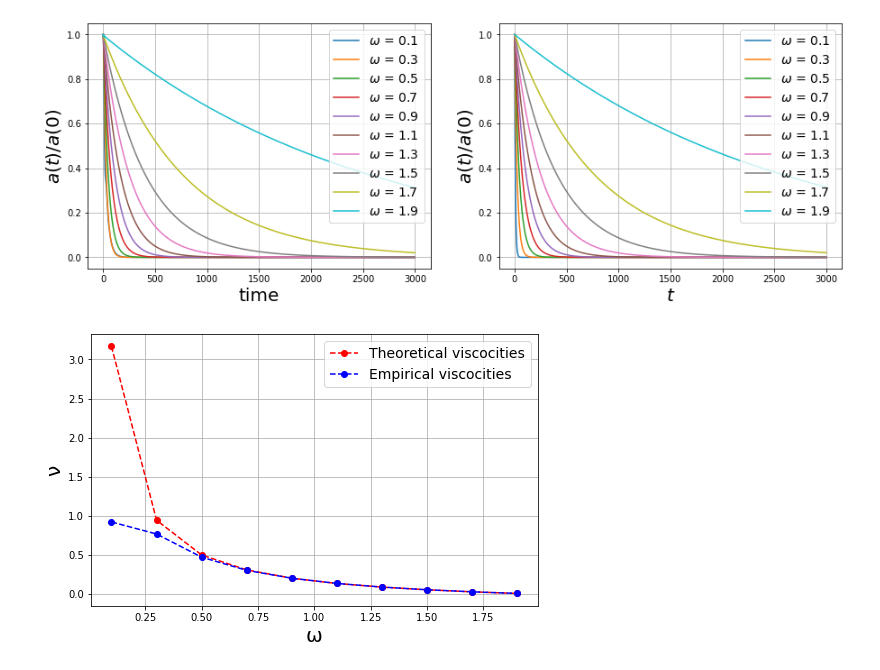
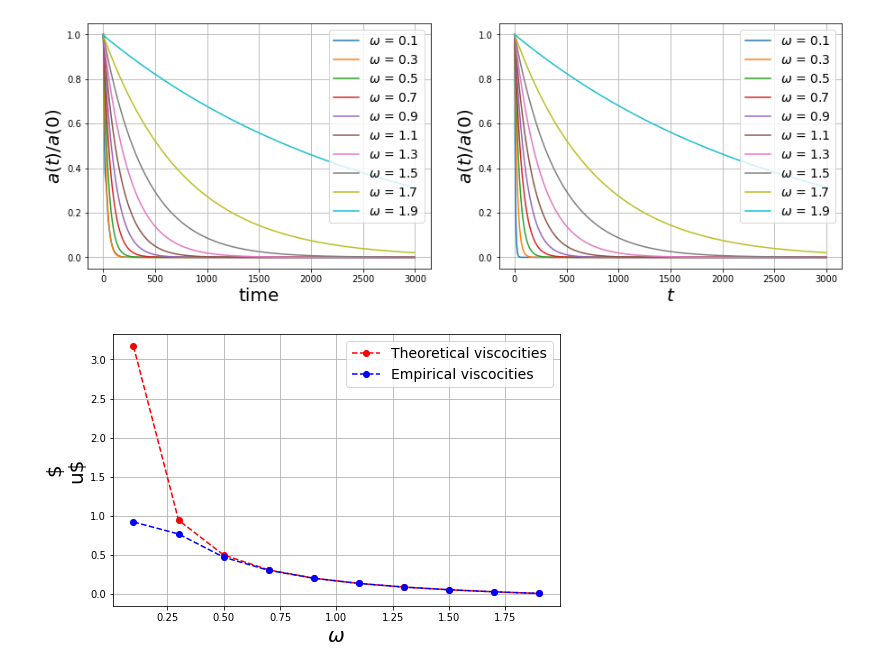
Before and after one commit to jonas27/pylbm, a Jupyter notebook: milestones/m3/m3.ipynb, the cells around one changed output. Saved outputs shown, nothing was run; the diff lists cells and outputs as text; code cells hidden in the pictures.

Commit message:
update images with omega

```diff
--- a/milestones/m3/m3.ipynb
+++ b/milestones/m3/m3.ipynb
@@ -45,7 +45,7 @@ for o in [1.7,1,0.5]:
     v = popt[2] / (2 * np.pi / x_dim) ** 2
     vs_emp.append(v)
     densities = np.array(densities)
-    ax.plot(np.arange(epochs),densities, label='omega='+str(o))
+    ax.plot(np.arange(epochs),densities, label='$\omega$='+str(o))
 
 
 ax.set_xlabel("time")
@@ -106,7 +106,7 @@ for i, velocities, omega in zip(np.arange(10)[1:]-1, velocities_print[:], omegas
         ax = axs[1,i%3]
     elif i<9:
         ax = axs[2,i%3]
-    ax.set_title("Velocity decay (ω={})".format(str(omega)))
+    ax.set_title("Velocity decay ($\omega$={})".format(str(omega)))
     ax.set_xlabel("velocity")
     ax.set_ylabel("y")
     for v in velocities:
@@ -159,21 +159,21 @@ plt.close()
 # %%
 fig, ax = plt.subplots(figsize=(8,5))
 nys_emp = []
 for amp in amps_total:
     def func(x, a):
         return np.exp(-a*x*((2*np.pi/y_dim)**2))
     popt, pcov = curve_fit(func, np.arange(epochs), amp[1]/amp[1][0])
     nys_emp.append(popt[0])
 vs_theo = 1/3*(1/omegas-0.5)
 ax.plot(omegas,vs_theo,'--ro', label='Theoretical viscocities')
 ax.plot(omegas,nys_emp,'--bo', label='Empirical viscocities')
 # ax.set_title("Kinematic viscosity scaling with  ω")
-ax.set_xlabel('ω')
-ax.set_ylabel('ν')
+ax.set_xlabel('$\omega$')
+ax.set_ylabel('$\nu$')
 ax.legend(fontsize=14)
 ax.grid()
 lbm.save_fig(fig, 'm3-3-kinematic-viscocity-scaling.pgf')
 plt.show()
 plt.close()
 # %% [output]
-[figure, old version]
+[figure, new version]
```
Also changed, not shown: parts of 1 cell of this notebook, 3 other files.
